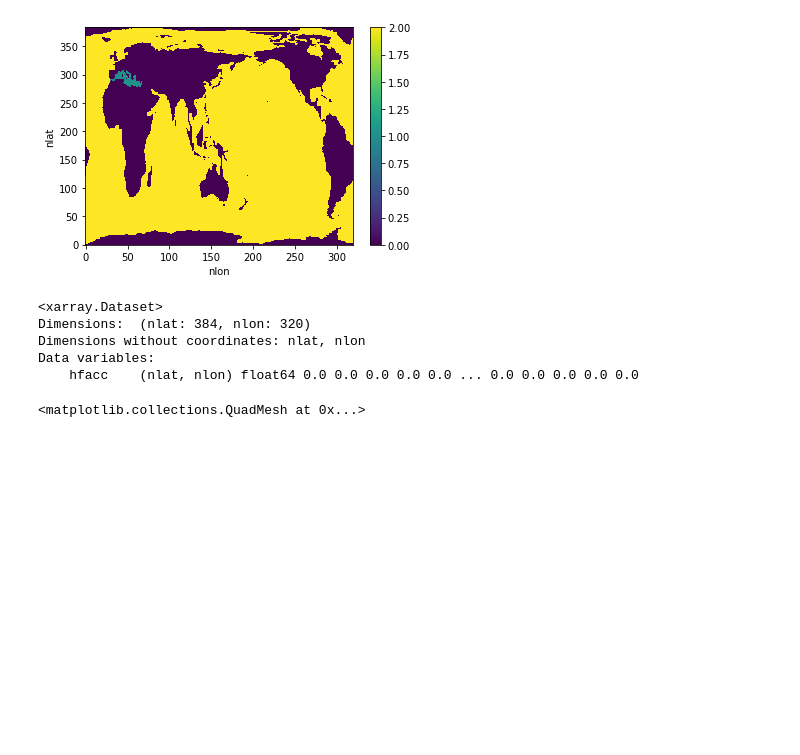
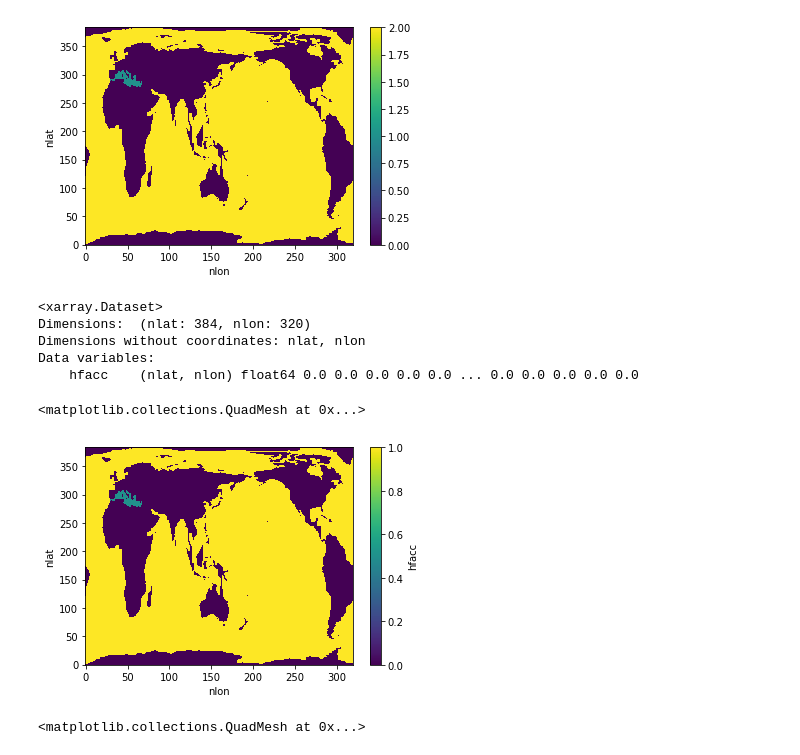
Before and after one commit to shanicetbailey/SST-gradients, a Jupyter notebook: CESM/tendency-histograms.ipynb, the cells around one changed output. Cells and saved outputs as stored; diff of their text form; code cells hidden in the pictures; blank space fills up the shorter version.

```diff
--- a/CESM/tendency-histograms.ipynb
+++ b/CESM/tendency-histograms.ipynb
@@ -115,6 +139,11 @@ Dimensions:  (nlat: 384, nlon: 320)
 Dimensions without coordinates: nlat, nlon
 Data variables:
     hfacc    (nlat, nlon) float64 0.0 0.0 0.0 0.0 0.0 ... 0.0 0.0 0.0 0.0 0.0
+# %%
+hfacc.hfacc.plot()
+# %% [output]
+<matplotlib.collections.QuadMesh at 0x...>
+[figure, added]
 # %%
 selection = dict(nlon=slice(300, 320), nlat=slice(0,50))
 # %%
```
Also changed, not shown: parts of 43 cells of this notebook.
